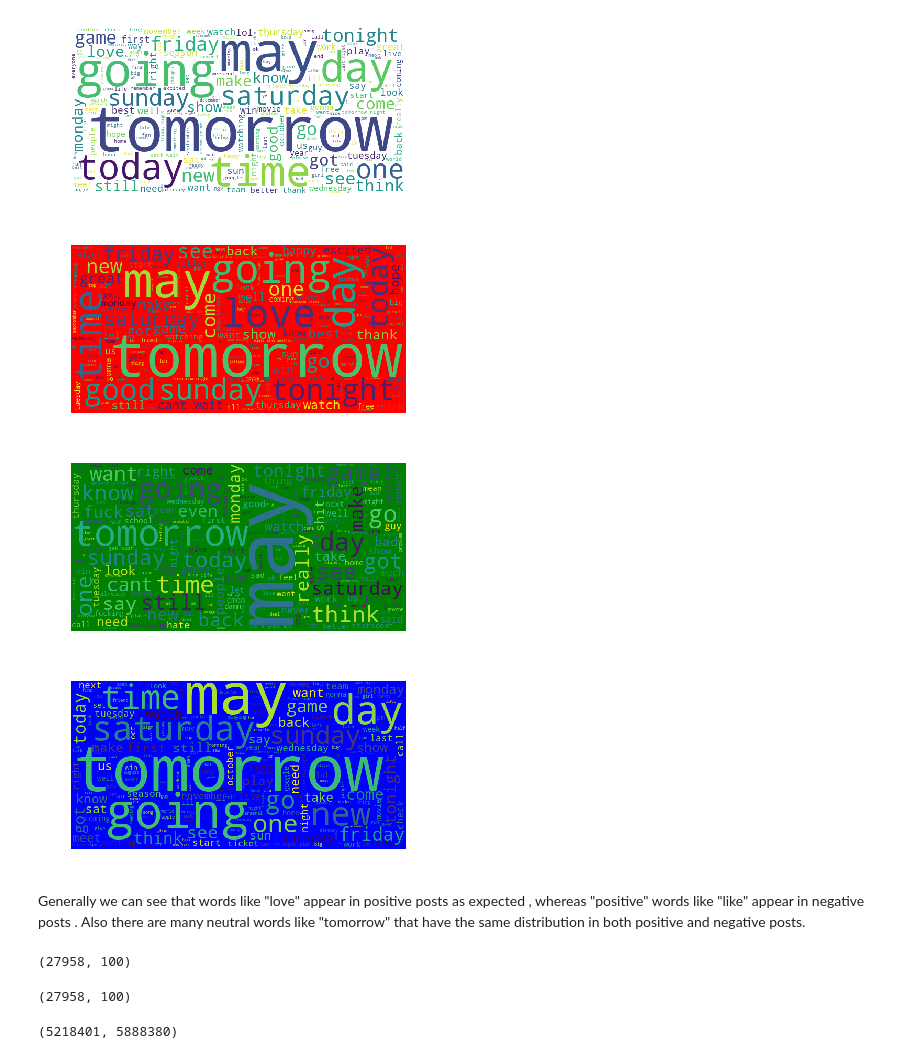
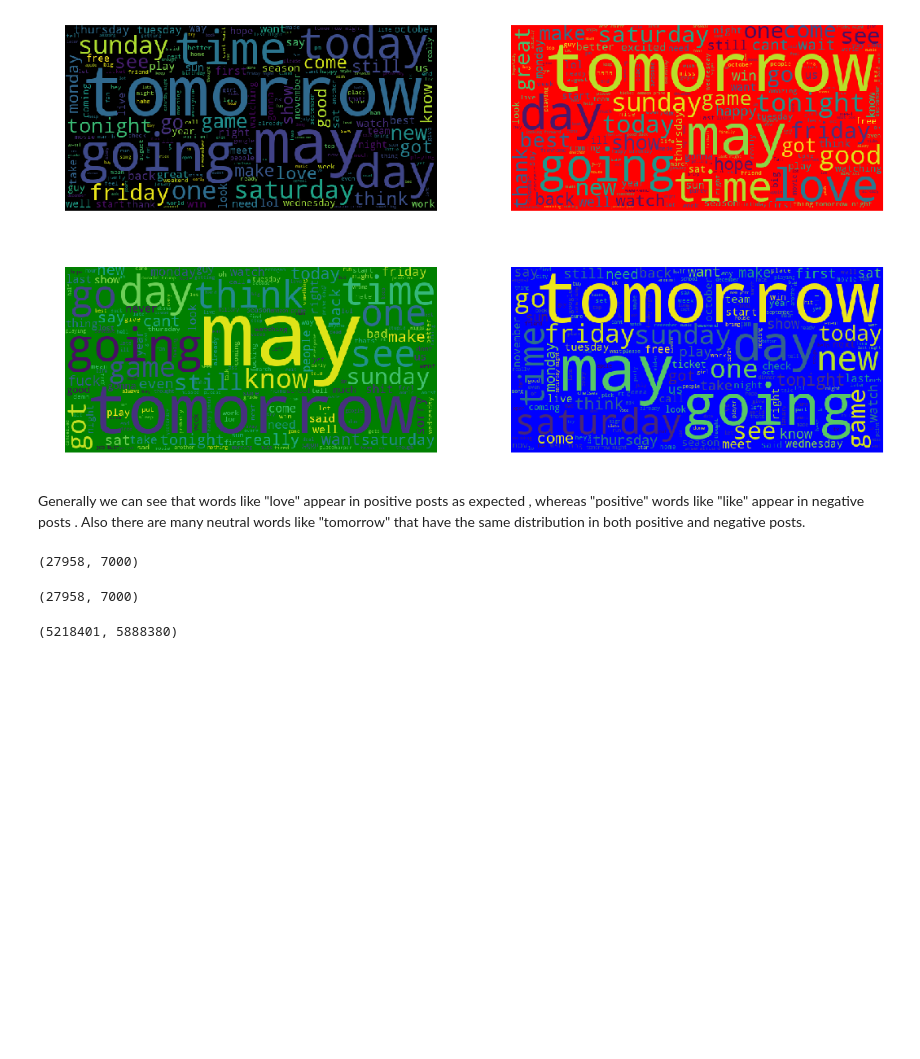
Before and after one commit to LefterisDi/TedProject, a Jupyter notebook: project.ipynb, the cells around one changed output. Drawn from its saved outputs; the diff is of its cells as text; code cells hidden in the pictures; blank space fills up the shorter version.

```diff
--- a/project.ipynb
+++ b/project.ipynb
@@ -129,13 +235,16 @@ Most common words found in neutral posts:
 # %%
+plt.figure(figsize=(18,10))
+
 final = ""
 for word in fusedTokens:
     final += " " + word
 
-wc = WordCloud(background_color = "white", width = 640, height = 320).generate(final)
+wc = WordCloud(background_color = "black", width = 640, height = 320).generate(final)
 
+plt.subplot2grid((2,2),(0,0))
 plt.imshow(wc)
 plt.axis("off")
-plt.show()
+# plt.show()
 
 # ----------------------------------------------------------#
 
@@ -144,39 +253,39 @@ for word in positives:
     final += " " + word
 
 wc = WordCloud(background_color = "red", width = 640, height = 320).generate(final)
 
+plt.subplot2grid((2,2),(0,1))
 plt.imshow(wc)
 plt.axis("off")
-plt.show()
+# plt.show()
 
 # ----------------------------------------------------------#
 
 final = ""
 for word in negatives:
     final += " " + word
 
 wc = WordCloud(background_color = "green", width = 640, height = 320).generate(final)
 
+plt.subplot2grid((2,2),(1,0))
 plt.imshow(wc)
 plt.axis("off")
-plt.show()
+# plt.show()
 
 # ----------------------------------------------------------#
 
 final = ""
 for word in neutrals:
     final += " " + word
 
 wc = WordCloud(background_color = "blue", width = 640, height = 320).generate(final)
 
+plt.subplot2grid((2,2),(1,1))
 plt.imshow(wc)
 plt.axis("off")
 plt.show()
 # %% [output]
-[figure, old version]
+[figure, new version]
-[figure, removed]
-[figure, removed]
-[figure, removed]
 # %% [markdown]
 Generally we can see that words like "love" appear in positive posts as expected , whereas "positive" words like "like" appear in negative posts . Also there are many neutral words like "tomorrow" that have the same distribution in both positive and negative posts.
 # %%
@@ -189,7 +298,7 @@ for item in tokens:
     newTokens.append(final)
 
 # bow_vectorizer = CountVectorizer(max_df=1.0, min_df=1, max_features=100, stop_words='english')
-bow_vectorizer = CountVectorizer(max_features=100)
+bow_vectorizer = CountVectorizer(max_features=7000)
 bow_xtrain = bow_vectorizer.fit_transform(newTokens)  #TWEETS : a list with the actual tweets
 # print(bow_vectorizer.get_feature_names())
 # print(bow_xtrain.toarray())
@@ -203,7 +312,7 @@ outfile = open("bigbow.pkl" , "wb")
 pickle.dump(bow_xtrain , outfile)
 outfile.close()
 # %% [output]
-(27958, 100)
+(27958, 7000)
 # %%
 # print(bow_vectorizer.get_feature_names())
 
@@ -211,7 +320,7 @@ outfile.close()
 #     print(box)
 # %%
 # tfidf_vectorizer = TfidfVectorizer(max_df=1.0, min_df=1, max_features=1000, stop_words='english')
-tfidf_vectorizer = TfidfVectorizer(max_features=100)
+tfidf_vectorizer = TfidfVectorizer(max_features=7000)
 tfidf = tfidf_vectorizer.fit_transform(newTokens)
 print(tfidf.shape) #the output is a numpy array of features
 
@@ -221,7 +330,7 @@ outfile = open("bigtfidf.pkl" , "wb")
 pickle.dump(tfidf , outfile)
 outfile.close()
 # %% [output]
-(27958, 100)
+(27958, 7000)
 # %%
 # tokenized_tweet = tweets.apply(lambda x: x.split()) # tokenizing
 
```
Also changed, not shown: parts of 20 cells of this notebook, 1 other file.
